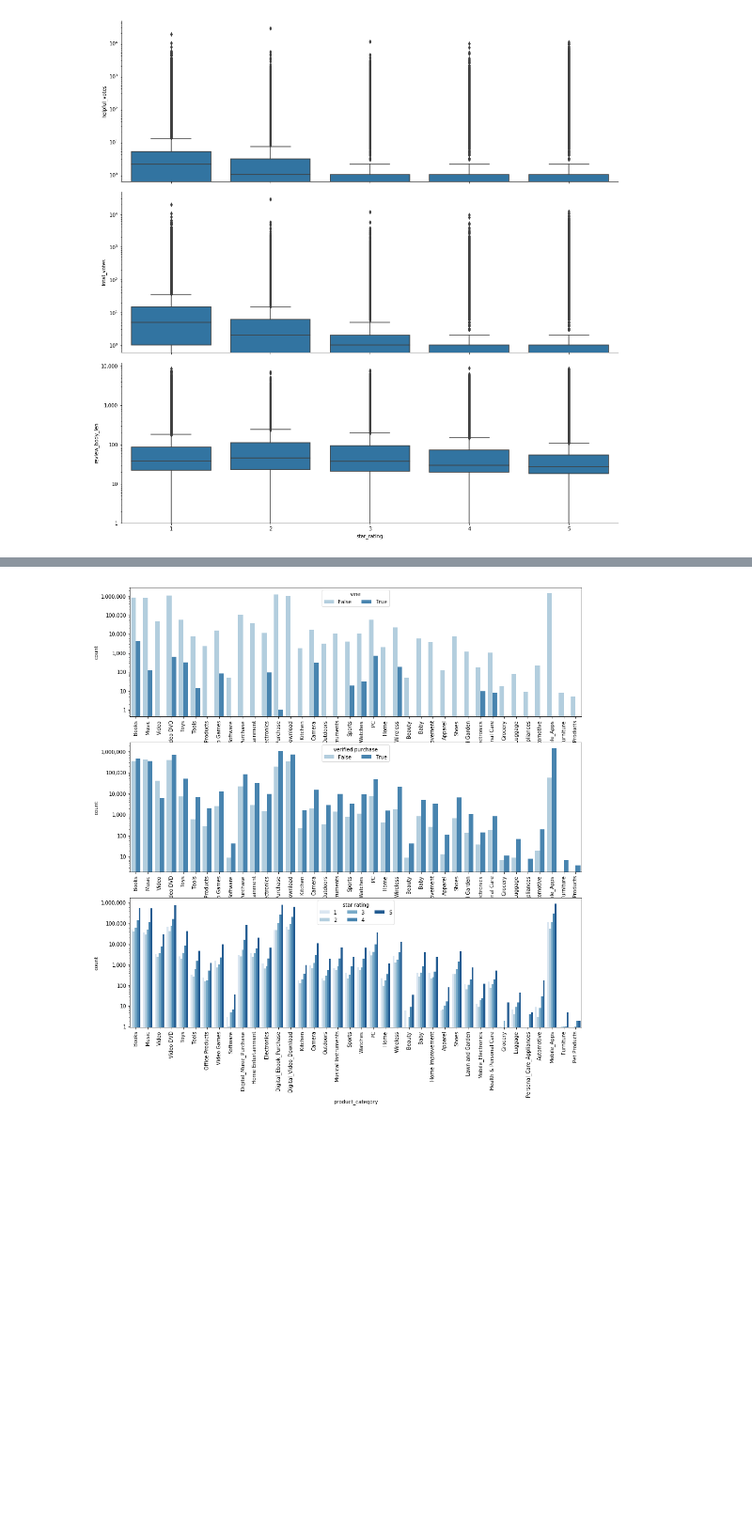
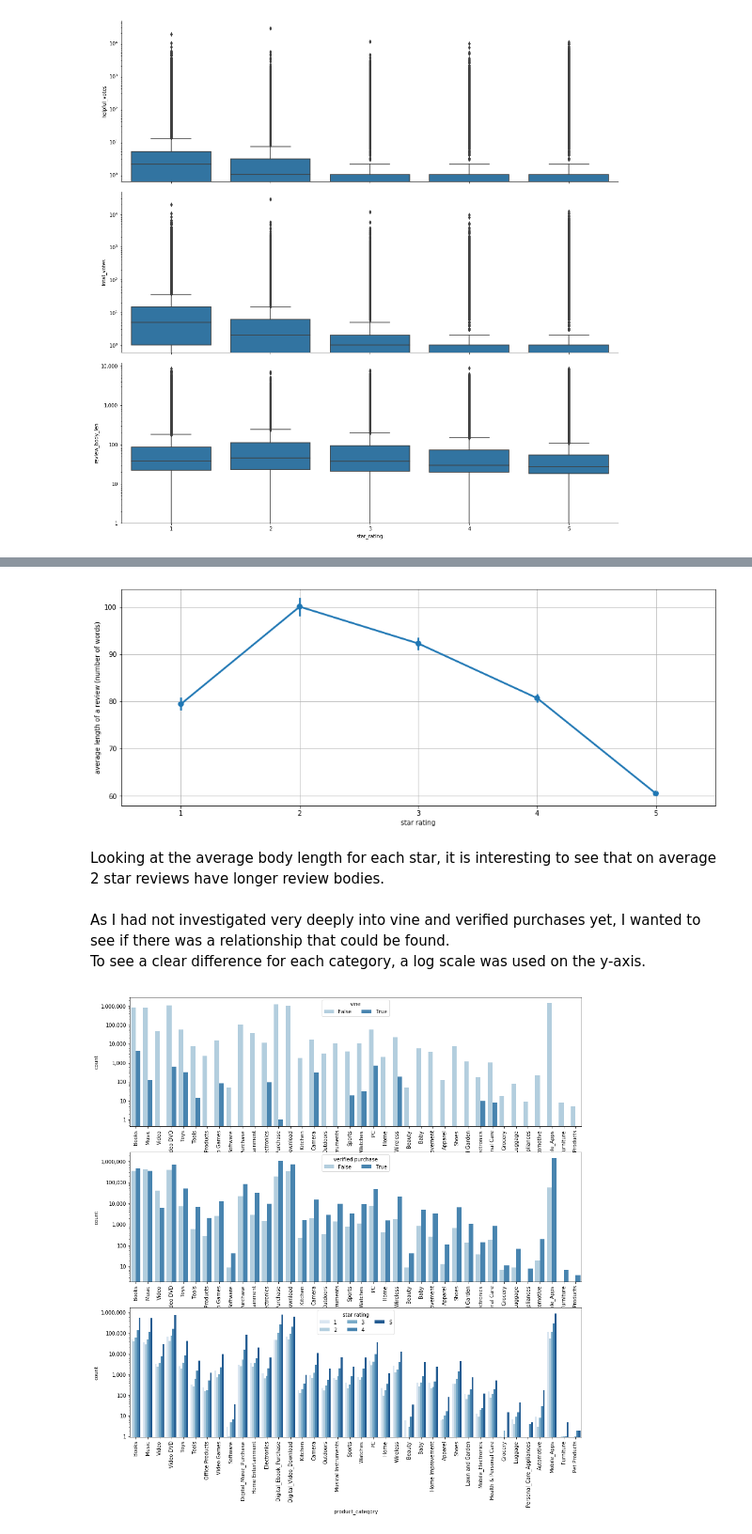
Before and after one commit to ElectricKea/CommunicateFindings_Udacity_Project, a Jupyter notebook: exploration.ipynb, the cells around one changed output, grey strips where cells are left out. Shown at 94% size. Cells and saved outputs as stored; diff of their text form; code cells hidden in the pictures; blank space fills up the shorter version.

```diff
--- a/exploration.ipynb
+++ b/exploration.ipynb
@@ -697,3 +750,23 @@ plt.show()
+# %%
+#Use a sample to speed up the calculation time.
+review_samp3 = reviews.sample(n=1000000, random_state=85)
+
+#Compare the total helpful votes recieved to the length of the review.
+plt.figure(figsize = [16, 6])
+sb.pointplot(x="star_rating", y="review_body_len", data=review_samp3)
+plt.xlim(right=4.5)
+plt.ylabel('average length of a review (number of words)')
+plt.xticks([0,1,2,3,4],[1,2,3,4,5])
+plt.xlabel('star rating')
+plt.grid(True)
+plt.show()
+# %% [output]
+[figure, added]
+# %% [markdown]
+Looking at the average body length for each star, it is interesting to see that on average 2 star reviews have longer review bodies.
+# %% [markdown]
+As I had not investigated very deeply into vine and verified purchases yet, I wanted to see if there was a relationship that could be found.
+To see a clear difference for each category, a log scale was used on the y-axis.
 # %%
 # since there's only three subplots to create, using the full data should be fine.
 plt.figure(figsize = [16, 16])
```
Also changed, not shown: parts of 31 cells of this notebook, 1 other file.
